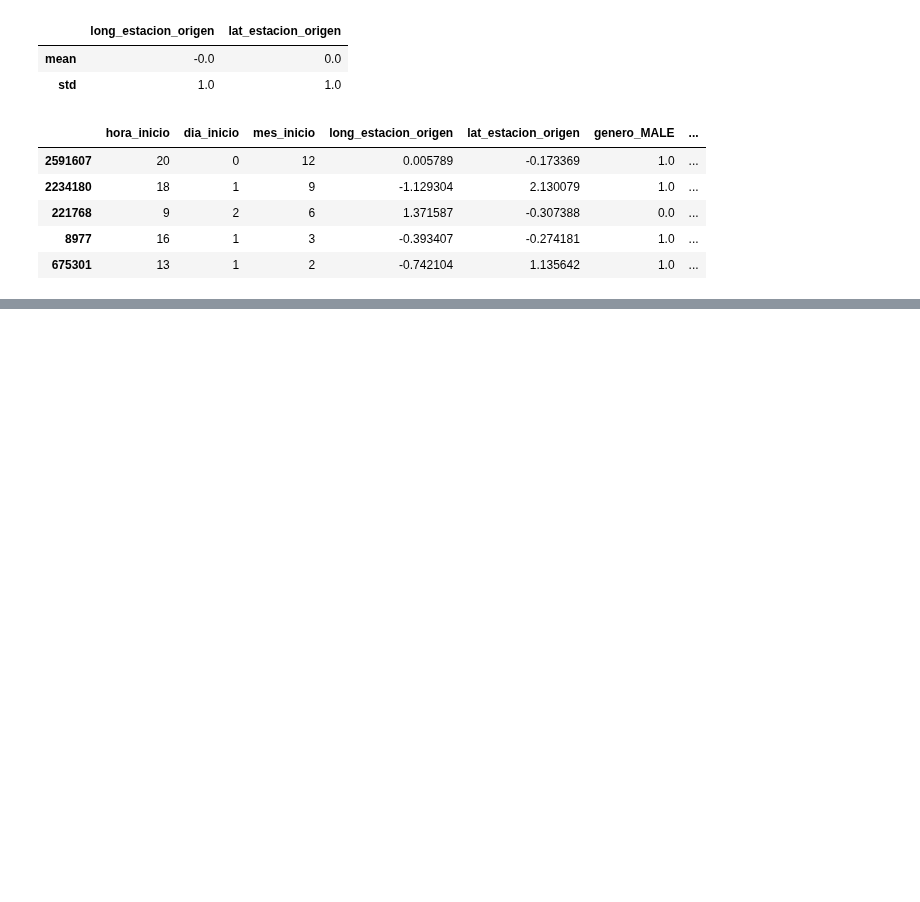
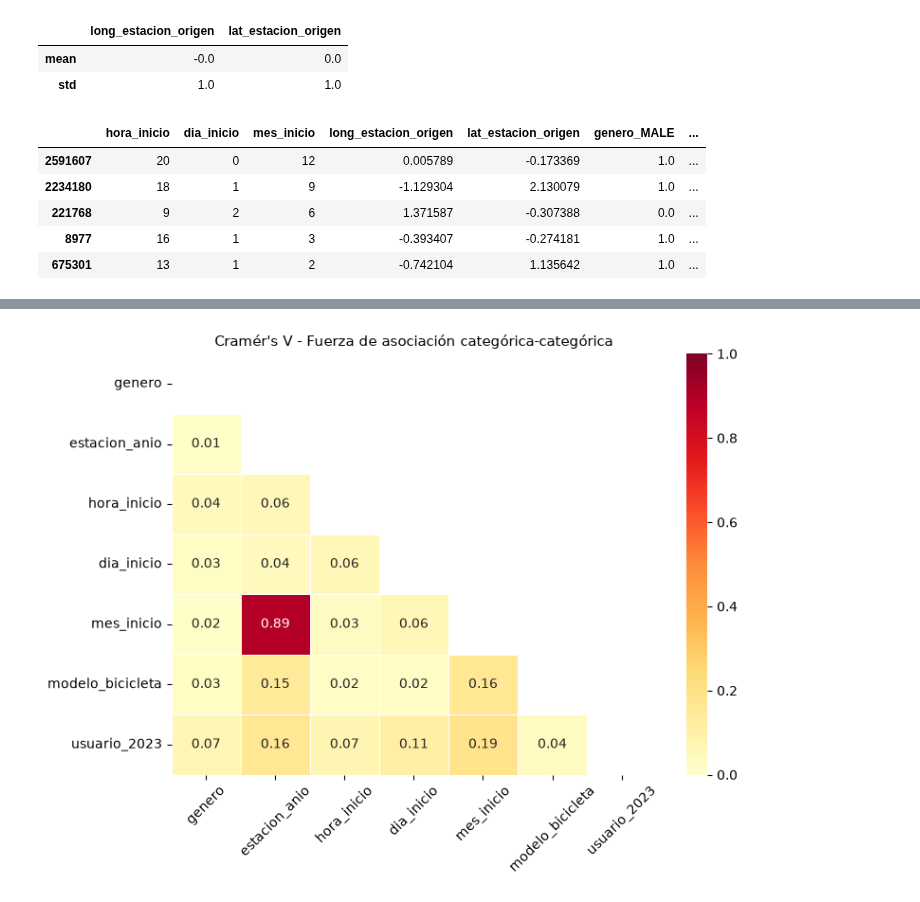
Before and after one commit to brigere/data-anlysis-ceia, a Jupyter notebook: tp_final_2026.ipynb, the cells around one changed output, grey strips where cells are left out. Cells and saved outputs as stored; diff of their text form; code cells hidden in the pictures; blank space fills up the shorter version.

```diff
--- a/tp_final_2026.ipynb
+++ b/tp_final_2026.ipynb
@@ -1764,0 +1855,34 @@ display(X_test_scaled.head())
+# %%
+# Cramér's V (categórica - categórica), versión vista en clase
+def cramers_v_clase(x, y):
+    confusion_matrix = pd.crosstab(x, y)
+    chi2 = chi2_contingency(confusion_matrix)[0]
+    n = confusion_matrix.sum().sum()
+    r, k = confusion_matrix.shape
+    return np.sqrt(chi2 / (n * min(k - 1, r - 1)))
+
+cat_cols = cat_nom_features + bin_features
+
+v_mat = pd.DataFrame(index=cat_cols, columns=cat_cols, dtype=float)
+
+for c1 in cat_cols:
+    for c2 in cat_cols:
+        if c1 == c2:
+            v_mat.loc[c1, c2] = 1.0
+        else:
+            v_mat.loc[c1, c2] = cramers_v_clase(X_asoc[c1], X_asoc[c2])
+
+# Máscara para mostrar solo la mitad inferior de la matriz
+mask = np.triu(np.ones_like(v_mat, dtype=bool))
+
+fig, ax = plt.subplots(figsize=(8, 6))
+sns.heatmap(v_mat.astype(float), annot=True, fmt=".2f", cmap="YlOrRd",
+            vmin=0, vmax=1, linewidths=0.5,
+            mask=mask, ax=ax)
+
+ax.set_title("Cramér's V - Fuerza de asociación categórica-categórica", fontsize=11)
+ax.tick_params(axis='x', rotation=45)
+plt.tight_layout()
+plt.show()
+# %% [output]
+[figure, added]
```
Also changed, not shown: parts of 19 cells of this notebook.
